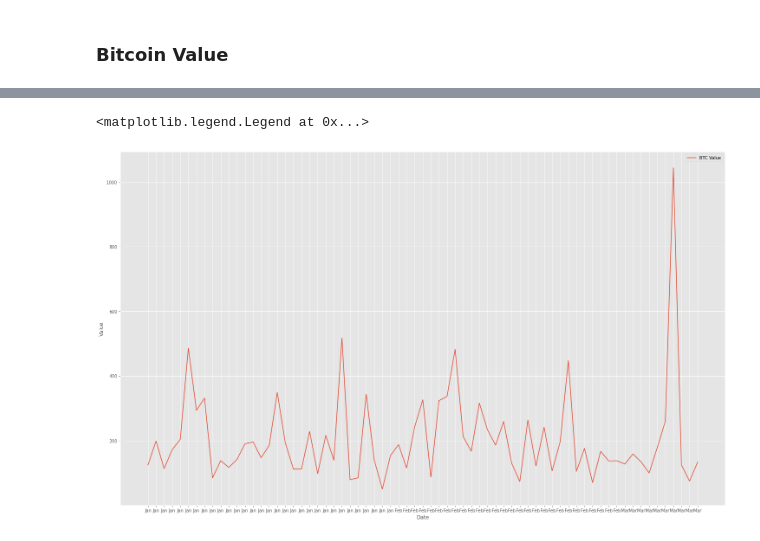
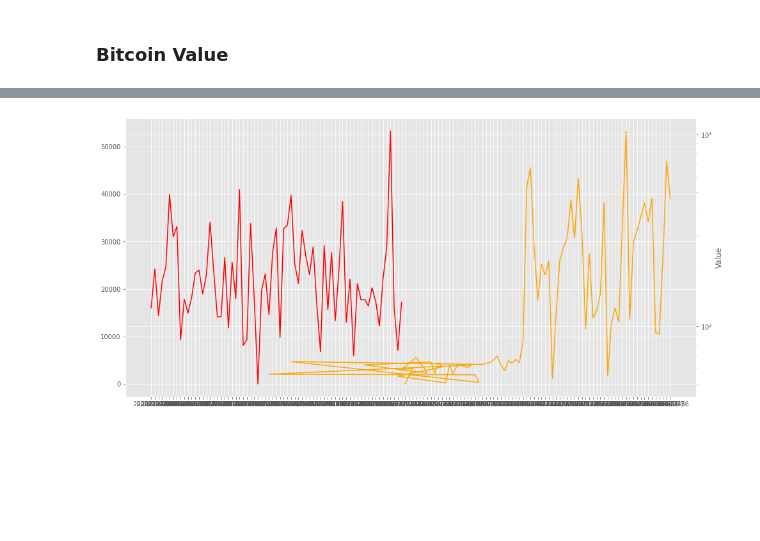
Before and after one commit to snenenenenenene/btc-twitter-data-mining, a Jupyter notebook: main.ipynb, the cells around one changed output, grey strips where cells are left out. Drawn from its saved outputs; the diff is of its cells as text; code cells hidden in the pictures; blank space fills up the shorter version.

Commit message:
Graph pt 2

```diff
--- a/main.ipynb
+++ b/main.ipynb
@@ -323,6 +323,6 @@ date_df = date_df.groupby("date").count().dropna().sort(asc("date")).filter((dat
 date_df.sort(desc("date")).show(1)
 date_df.sort(asc("date")).show(1)
 x_rows = date_df.select("date").collect()
-x = list(map(lambda r : str(r['date']), x_rows))
+tweets_x = list(map(lambda r : str(r['date']), x_rows))
 y_rows = date_df.select("count").collect()
-y = list(map(lambda r : int(r['count']), y_rows))
+tweets_y = list(map(lambda r : int(r['count']), y_rows))
@@ -329,13 +343,33 @@ y = list(map(lambda r : int(r['count']), y_rows))
+# %%
+# btc_df = btc_df.withColumn("Date", F.to_date(F.col("Date")))
+# btc_df.select("Date").distinct().show(3)
+btc_df = btc_df.withColumn("Date", F.to_date(F.to_timestamp(col("Date"), "M/d/yyyy H:mm")))
+btc_df = btc_df.withColumn("week_strt_day",F.date_sub(F.next_day(col("Date"),"sunday"),7)).groupBy(col("week_strt_day")).agg({"Volume": "max"})
+# btc_df = btc_df.groupby("Date").agg({"Volume": "max"}).dropna()
+x_rows = btc_df.select("week_strt_day").collect()
+btc_x = list(map(lambda r : str(r['week_strt_day']), x_rows))
+y_rows = btc_df.select("max(Volume)").dropna().collect()
+btc_y = list(map(lambda r : float(r['max(Volume)']), y_rows))
 # %%
+%matplotlib inline
+rc('figure', figsize=(16, 8))
+fig, ax1 = plt.subplots()
+ax1.plot(tweets_x, tweets_y,
+        color="orange",
+        label='Tweets')
+ax1.tick_params(axis='y')
+# date_form = mdates.DateFormatter("%b")
+# ax1.xaxis.set_major_formatter(date_form)
+ax2 = ax1.twinx()
+ax2.plot(btc_x, btc_y,
+color="red",
+        label='BTC Value')
+ax2.set_yscale('log')
+ax2.tick_params(axis='y')
+# ax2.xaxis.set_major_formatter(date_form)
 
-%matplotlib inline
-rc('figure', figsize=(25, 15))
-fig, ax = plt.subplots()
-ax.plot(x, y,
-        label='Tweets')
-date_form = mdates.DateFormatter("%b")
-ax.xaxis.set_major_formatter(date_form)
-
-ax.set_xlabel('Date')
-ax.set_ylabel('Tweets')
-ax.legend()
+ax2.set_xlabel('Date')
+ax2.set_ylabel('Value')
+plt.show()
+# %% [output]
+[figure, added]
@@ -352,15 +375,0 @@ y = list(map(lambda r : float(r['max(Volume)']), y_rows))
-# %%
-%matplotlib inline
-rc('figure', figsize=(25, 15))
-fig, ax = plt.subplots()
-ax.plot(x, y,
-        label='BTC Value')
-date_form = mdates.DateFormatter("%b")
-ax.xaxis.set_major_formatter(date_form)
-
-ax.set_xlabel('Date')
-ax.set_ylabel('Value')
-ax.legend()
-# %% [output]
-<matplotlib.legend.Legend at 0x...>
-[figure, removed]
```
Also changed, not shown: parts of 2 cells of this notebook.
